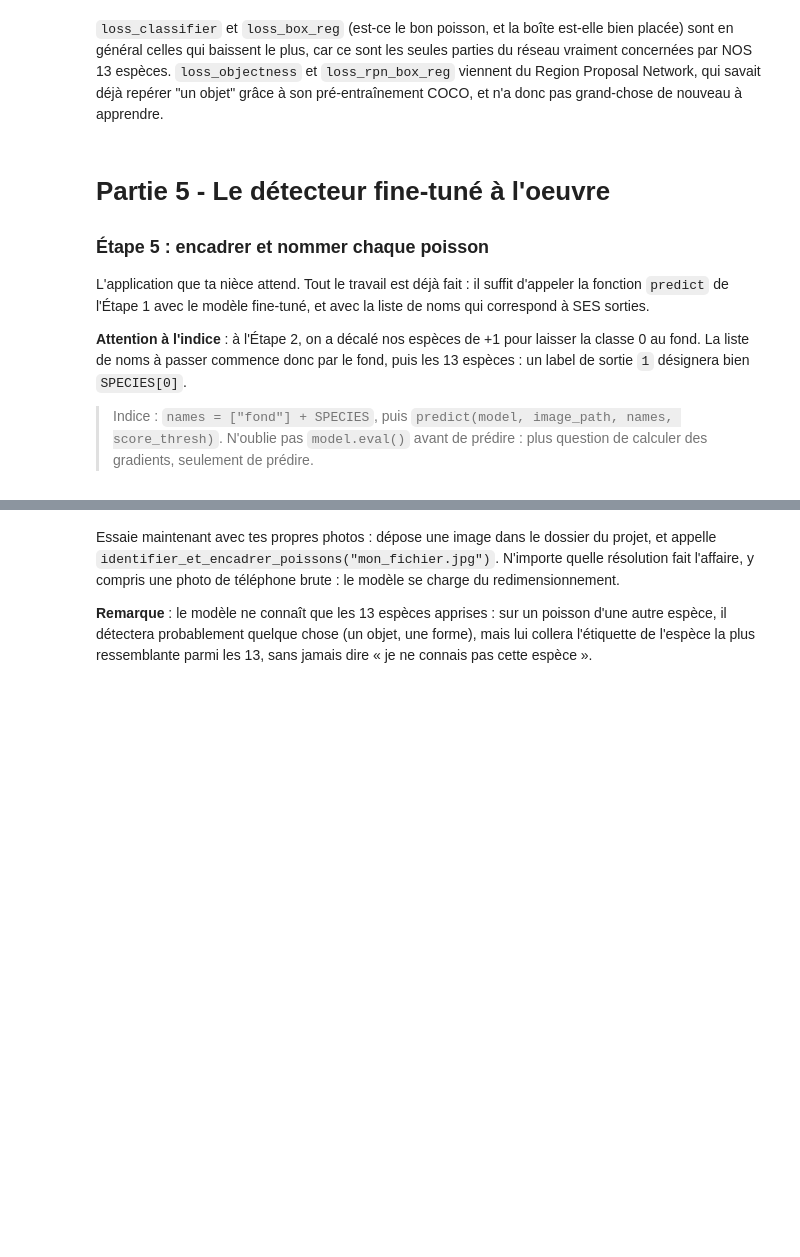
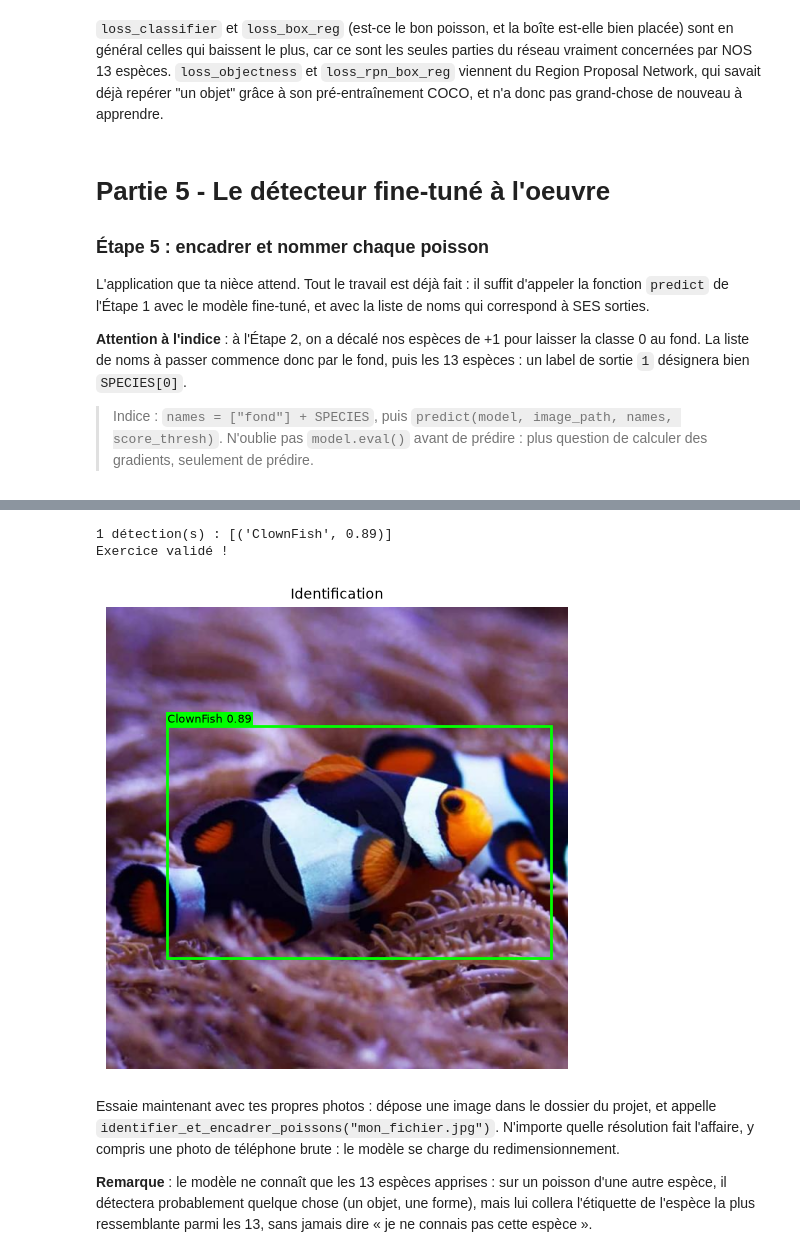
Before and after one commit to johnplt/Cahier-Vacances-2026, a Jupyter notebook: Projet_05/projet_05.ipynb, the cells around one changed output, grey strips where cells are left out. Drawn from its saved outputs; the diff is of its cells as text; code cells hidden in the pictures; blank space fills up the shorter version.

```diff
--- a/Projet_05/projet_05.ipynb
+++ b/Projet_05/projet_05.ipynb
@@ -231,8 +305,8 @@ class FishDetectionDataset(Dataset):
 
         ### START CODE HERE ###
 
-        boxes_t =   # (1) les boîtes, en tensor (n, 4)
-        labels_t =   # (2) +1 : le fond est la classe 0
+        boxes_t = torch.tensor(boxes, dtype=torch.float32).reshape(-1, 4) # (1) les boîtes, en tensor (n, 4)
+        labels_t = torch.tensor([c + 1 for c in class_indices], dtype=torch.int64) # (2) +1 : le fond est la classe 0
         target = {
             "boxes": tv_tensors.BoundingBoxes(boxes_t, format="XYXY", canvas_size=(H, W)),
             "labels": labels_t,
@@ -240,6 +314,7 @@ class FishDetectionDataset(Dataset):
         image = tv_tensors.Image(image)
         if self.transforms:
             # (3) même transformation appliquée à l'image et à ses boîtes
+            image, target = self.transforms(image, target)
 
         ### END CODE HERE ###
 
@@ -302,8 +383,9 @@ def build_model(num_classes_with_background):
 
     for p in model.backbone.parameters():
         # (1) on gèle le backbone : il sait déjà "voir"
-    in_features =
-    model.roi_heads.box_predictor =   # (2) nouvelle tête
+        p.requires_grad = False
+    in_features = model.roi_heads.box_predictor.cls_score.in_features
+    model.roi_heads.box_predictor = FastRCNNPredictor(in_features, num_classes_with_background)  # (2) nouvelle tête
 
     ### END CODE HERE ###
 
@@ -345,11 +430,13 @@ for epoch in range(NUM_EPOCHS):
 
         ### START CODE HERE ###
 
-        loss_dict =  # (1) en mode train(), retourne un dict de 4 losses
-        loss =   # (2) la loss totale à rétropropager
+        loss_dict = model(images, targets)  # (1) en mode train(), retourne un dict de 4 losses
+        loss = sum(loss_dict.values())  # (2) la loss totale à rétropropager
 
          # (3) gradients à zéro, rétropropagation, mise à jour des poids
-
+        optimizer.zero_grad()
+        loss.backward()
+        optimizer.step()
 
         ### END CODE HERE ###
 
@@ -398,8 +492,8 @@ def identifier_et_encadrer_poissons(image_path, score_thresh=0.5):
 
     ### START CODE HERE ###
 
-    names =   # (1) la classe 0 est le fond, nos espèces suivent : label 1 -> SPECIES[0]
-    boxes, labels, scores =   # (2) l'Étape 1, avec le modèle fine-tuné
+    names = ["fond"] + SPECIES  # (1) la classe 0 est le fond, nos espèces suivent : label 1 -> SPECIES[0]
+    boxes, labels, scores =  predict(model, image_path, names, score_thresh) # (2) l'Étape 1, avec le modèle fine-tuné
 
     ### END CODE HERE ###
 
@@ -413,3 +507,4 @@ print(f"{len(boxes)} détection(s) : {list(zip(labels, [round(s, 2) for s in sco
 assert all(label in SPECIES for label in labels), \
     f"Toutes les étiquettes doivent être des espèces (attention au décalage du fond), tu obtiens {labels}"
 print("Exercice validé !")
+# %% [output]
@@ -416,3 +528,6 @@ print("Exercice validé !")
+1 détection(s) : [('ClownFish', 0.89)]
+Exercice validé !
+[figure, added]
 # %% [markdown]
 Essaie maintenant avec tes propres photos : dépose une image dans le dossier du projet, et appelle `identifier_et_encadrer_poissons("mon_fichier.jpg")`. N'importe quelle résolution fait l'affaire, y compris une photo de téléphone brute : le modèle se charge du redimensionnement.
 
```
Also changed, not shown: parts of 13 cells of this notebook, 2 other files.
